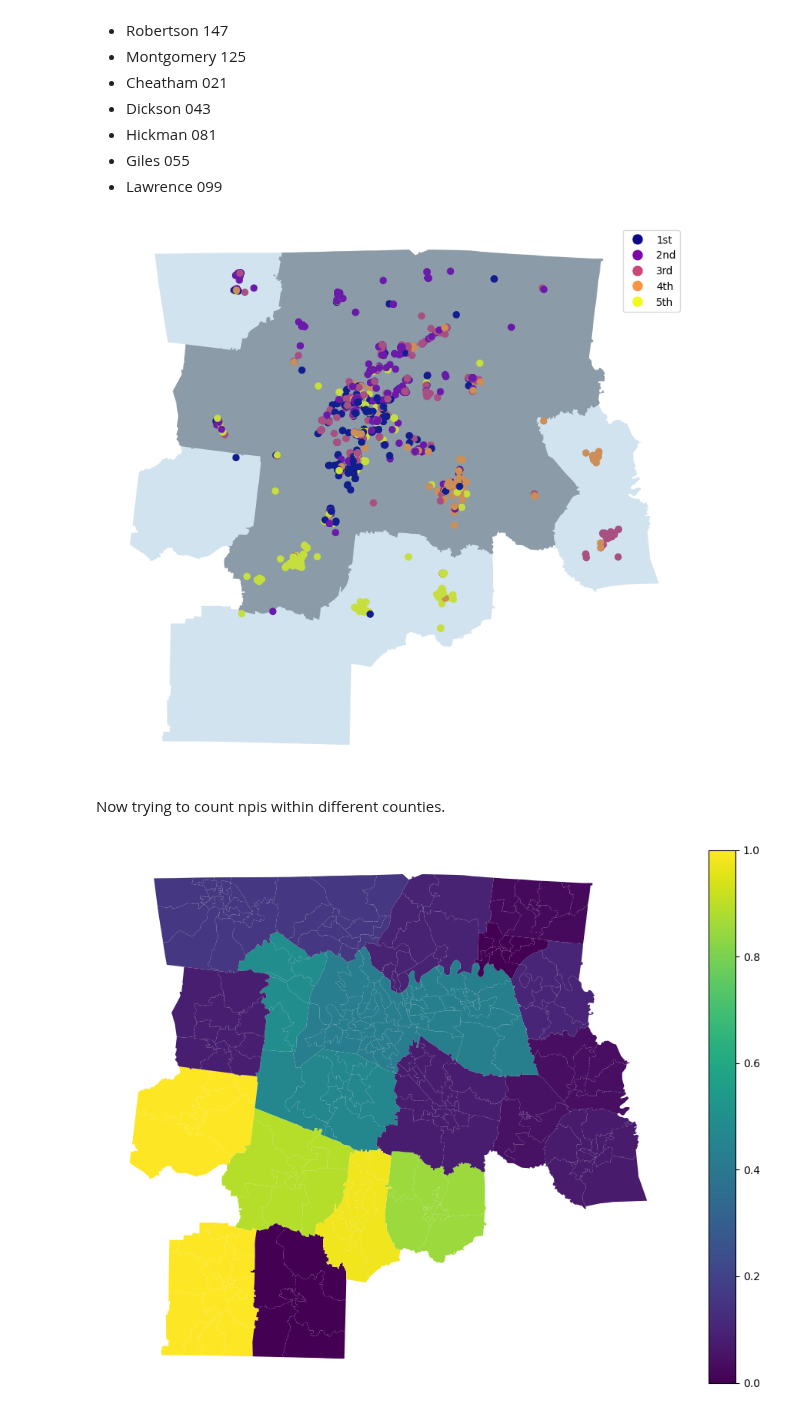
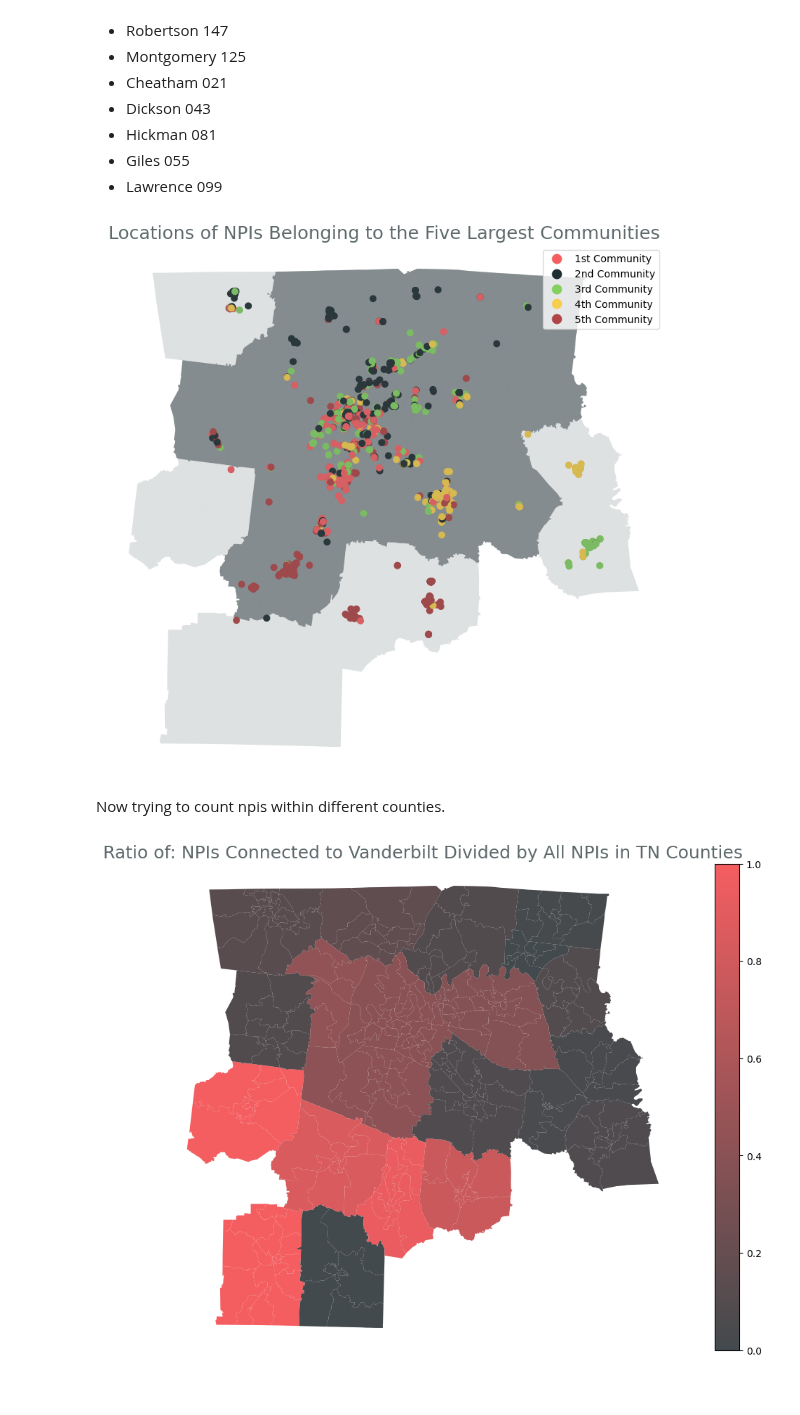
Before and after one commit to tomoumer/hop_team-the-hindenburgs, a Jupyter notebook: notebooks/mapping_communities.ipynb, the cells around one changed output. Cells and saved outputs as stored; diff of their text form; code cells hidden in the pictures.

Commit message:
refining the geospatial and using better colors

```diff
--- a/notebooks/mapping_communities.ipynb
+++ b/notebooks/mapping_communities.ipynb
@@ -181,4 +172,8 @@ The code below takes about 20 min to run! So google makes it about 3x as faster
 # %%
 #communities.to_csv('../data/communities_googlemap.csv')
 # %%
+# Initially I ran the geospatial on only large communities
+small_communities = pd.read_csv('../data/small_communities_googlemap.csv').drop(columns='Unnamed: 0')
 communities = pd.read_csv('../data/communities_googlemap.csv').drop(columns='Unnamed: 0')
+# %%
+communities = pd.concat([small_communities,communities])
@@ -270,12 +281,13 @@ County codes:
 # %%
 relevant_counties = ['003', '015', '021', '037', '041', '043', '055', '081', '099', '111', '117', '119', '125', '147', '159', '165', '169', '177', '189', '187', '149']
 # %%
-ax = cbsa_34980.plot(figsize=(10,10), color = 'gray', alpha=0.7)
-topcommunities_geo.loc[topcommunities_geo['lng'] < -84].plot(ax = ax, column= 'community_rank', cmap = 'plasma', legend='True') #edgecolor = 'black'
-counties.loc[counties['COUNTYFP'].isin(relevant_counties)].plot(ax=ax, alpha=0.2)
+ax = cbsa_34980.plot(figsize=(10,10), color = '#5E696C', alpha=0.7)
+topcommunities_geo.loc[topcommunities_geo['lng'] < -84].plot(ax = ax, column= 'community_rank', cmap = ListedColormap(['#F55E61', '#1E2D31', '#83D061', '#F6CD4C', '#AF4345']), legend='True') #edgecolor = 'black'
+counties.loc[counties['COUNTYFP'].isin(relevant_counties)].plot(ax=ax, color = '#5E696C', alpha=0.2)
+plt.title('Locations of NPIs Belonging to the Five Largest Communities', fontsize = 18, color='#5E696C')
 ax.axis('off');
 # %% [output]
-[figure, old version]
+[figure, new version]
 # %% [markdown]
 Now trying to count npis within different counties.
 # %%
@@ -298,8 +321,16 @@ interesting_counties['count_vandynpi'] = interesting_counties['count_vandynpi'].
 # %%
 interesting_counties['vandy_share'] = interesting_counties['count_vandynpi'] / interesting_counties['count_npi']
+# %%
+N = 256
+vals = np.ones((N, 4))
+vals[:, 0] = np.linspace(67/256, 245/256, N) #94 #30
+vals[:, 1] = np.linspace(74/256, 94/256, N) #105 #45
+vals[:, 2] = np.linspace(77/256, 97/256, N) #108 #49
 # %%
 fig, ax = plt.subplots(figsize=(12,9))
-interesting_counties.plot(column = 'vandy_share', legend= True, ax = ax)
+interesting_counties.plot(column = 'vandy_share', cmap = ListedColormap(vals) , legend= True, ax = ax)
+#cmap = ListedColormap(['#1E2D31','#273C42','#5E696C','#AF4345','#F55E61','#F58F8F','#83D061','#F6CD4C'])
+plt.title('Ratio of: NPIs Connected to Vanderbilt Divided by All NPIs in TN Counties', fontsize = 18, color='#5E696C')
 ax.axis('off');
 # %% [output]
-[figure, old version]
+[figure, new version]
```
Also changed, not shown: parts of 10 cells of this notebook.
